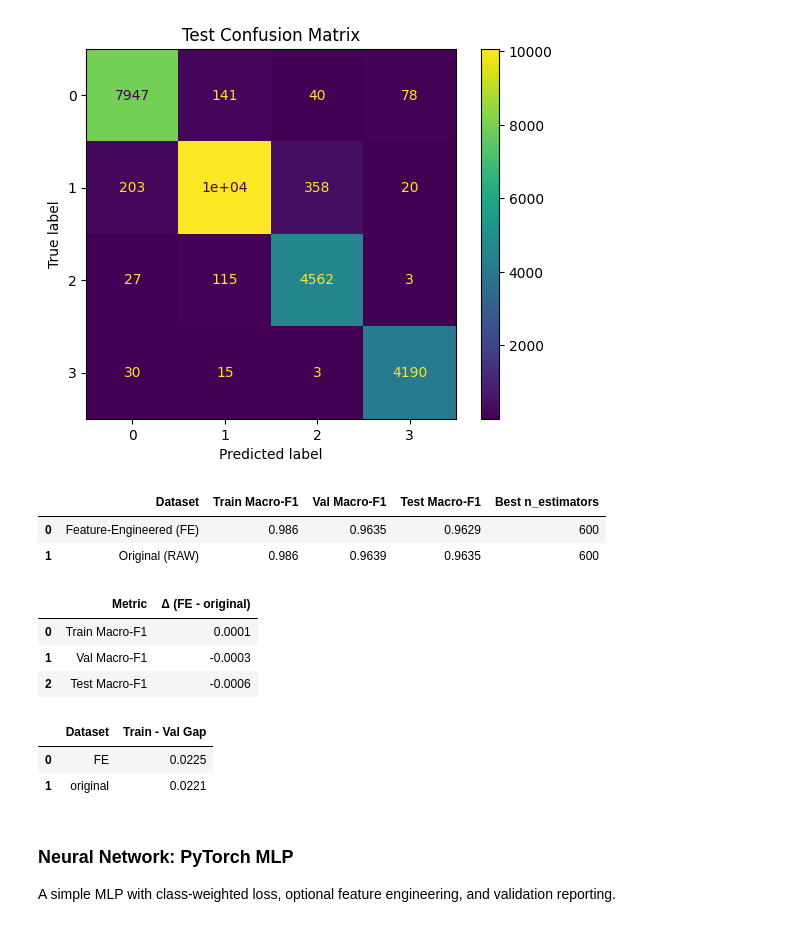
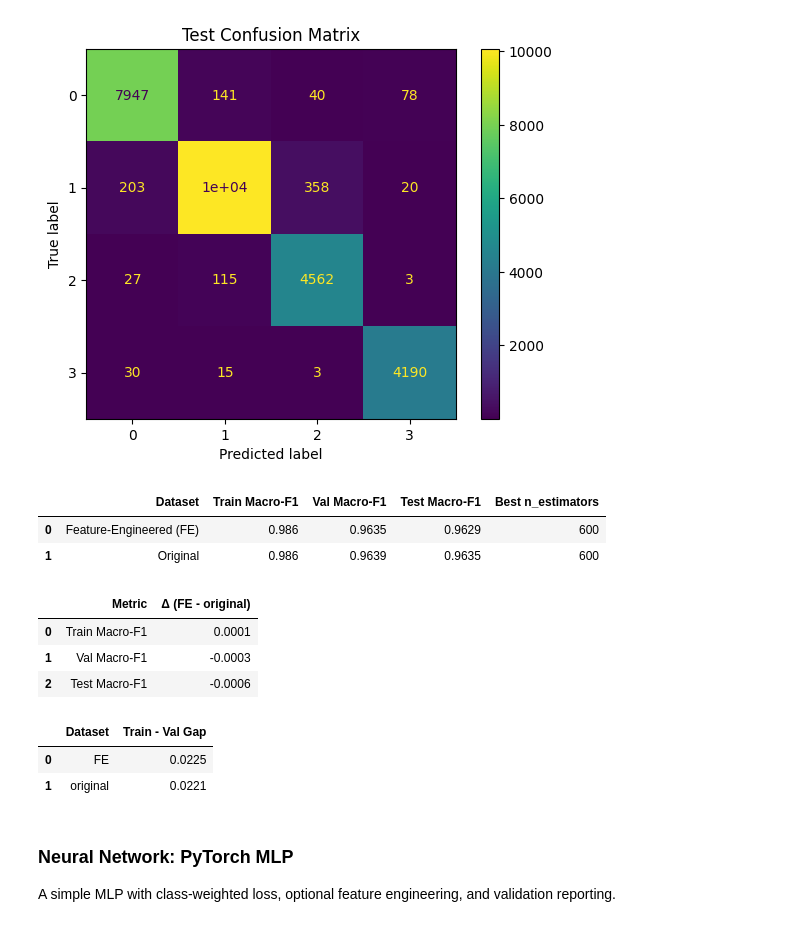
Before and after one commit to HuyDoan-2112/spotify-mood-mlops, a Jupyter notebook: notebooks/EDA.ipynb, the cells around one changed output. Drawn from its saved outputs; the diff is of its cells as text; code cells hidden in the pictures.

```diff
--- a/notebooks/EDA.ipynb
+++ b/notebooks/EDA.ipynb
@@ -974,9 +974,9 @@ def _safe_float(x):
     except Exception:
         return np.nan
 
-# ====== 1) Bảng kết quả ======
+# ====== 1) Results table ======
 xgb_compare_df = pd.DataFrame({
-    "Dataset": ["Feature-Engineered (FE)", "Original (RAW)"],
+    "Dataset": ["Feature-Engineered (FE)", "Original"],
     "Train Macro-F1": [_safe_float(xgb_out_fe.get("train_macro_f1")), _safe_float(xgb_out_original.get("train_macro_f1"))],
     "Val Macro-F1":   [_safe_float(xgb_out_fe.get("val_macro_f1")),   _safe_float(xgb_out_original.get("val_macro_f1"))],
     "Test Macro-F1":  [_safe_float(xgb_out_fe.get("test_macro_f1")),  _safe_float(xgb_out_original.get("test_macro_f1"))],
@@ -986,7 +986,7 @@ for c in ["Train Macro-F1", "Val Macro-F1", "Test Macro-F1"]:
     xgb_compare_df[c] = xgb_compare_df[c].round(4)
 display(xgb_compare_df)
 
-# ====== 2) Bảng chênh lệch (FE - original) ======
+# ====== 2) Difference table (FE - original) ======
 xgb_delta_df = pd.DataFrame({
     "Metric": ["Train Macro-F1", "Val Macro-F1", "Test Macro-F1"],
     "Δ (FE - original)": [
@@ -1136,9 +1136,9 @@ def _safe_float(x):
     except Exception:
         return np.nan
 
-# ====== 1) Bảng kết quả ======
+# ====== 1) Results table ======
 lgbm_compare_df = pd.DataFrame({
-    "Dataset": ["Feature-Engineered (FE)", "Original (RAW)"],
+    "Dataset": ["Feature-Engineered (FE)", "Original "],
     "Train Macro-F1": [_safe_float(lgbm_out_fe.get("train_macro_f1")), _safe_float(lgbm_out_original.get("train_macro_f1"))],
     "Val Macro-F1":   [_safe_float(lgbm_out_fe.get("val_macro_f1")),   _safe_float(lgbm_out_original.get("val_macro_f1"))],
     "Test Macro-F1":  [_safe_float(lgbm_out_fe.get("test_macro_f1")),  _safe_float(lgbm_out_original.get("test_macro_f1"))],
@@ -1148,37 +1148,37 @@ for c in ["Train Macro-F1", "Val Macro-F1", "Test Macro-F1"]:
     lgbm_compare_df[c] = lgbm_compare_df[c].round(4)
 display(lgbm_compare_df)
 
-# ====== 2) Bảng chênh lệch (FE - original) ======
+# ====== 2) Difference table (FE - original) ======
 lgbm_delta_df = pd.DataFrame({
     "Metric": ["Train Macro-F1", "Val Macro-F1", "Test Macro-F1"],
     "Δ (FE - original)": [
         _safe_float(lgbm_out_fe.get("train_macro_f1")) - _safe_float(lgbm_out_original.get("train_macro_f1")),
         _safe_float(lgbm_out_fe.get("val_macro_f1"))   - _safe_float(lgbm_out_original.get("val_macro_f1")),
         _safe_float(lgbm_out_fe.get("test_macro_f1"))  - _safe_float(lgbm_out_original.get("test_macro_f1")),
     ]
 })
 lgbm_delta_df["Δ (FE - original)"] = lgbm_delta_df["Δ (FE - original)"].round(4)
 display(lgbm_delta_df)
 
 # ====== 3) Overfitting gap (Train - Val) ======
 lgbm_gap_df = pd.DataFrame({
     "Dataset": ["FE", "original"],
     "Train - Val Gap": [
         _safe_float(lgbm_out_fe.get("train_macro_f1")) - _safe_float(lgbm_out_fe.get("val_macro_f1")),
         _safe_float(lgbm_out_original.get("train_macro_f1")) - _safe_float(lgbm_out_original.get("val_macro_f1")),
     ]
 })
 lgbm_gap_df["Train - Val Gap"] = lgbm_gap_df["Train - Val Gap"].round(4)
 display(lgbm_gap_df)
 
 # (Optional) save
 # lgbm_compare_df.to_csv("lgbm_compare_fe_vs_original.csv", index=False)
 # lgbm_delta_df.to_csv("lgbm_delta_fe_minus_original.csv", index=False)
 # lgbm_gap_df.to_csv("lgbm_overfit_gap_fe_vs_original.csv", index=False)
 # %% [output]
 |  | Dataset | Train Macro-F1 | Val Macro-F1 | Test Macro-F1 | Best n_estimators |
 | 0 | Feature-Engineered (FE) | 0.986 | 0.9635 | 0.9629 | 600 |
-| 1 | Original (RAW) | 0.986 | 0.9639 | 0.9635 | 600 |
+| 1 | Original | 0.986 | 0.9639 | 0.9635 | 600 |
 |  | Metric | Δ (FE - original) |
 | 0 | Train Macro-F1 | 0.0001 |
 | 1 | Val Macro-F1 | -0.0003 |
```
Also changed, not shown: parts of 5 cells of this notebook, 1 other file.
